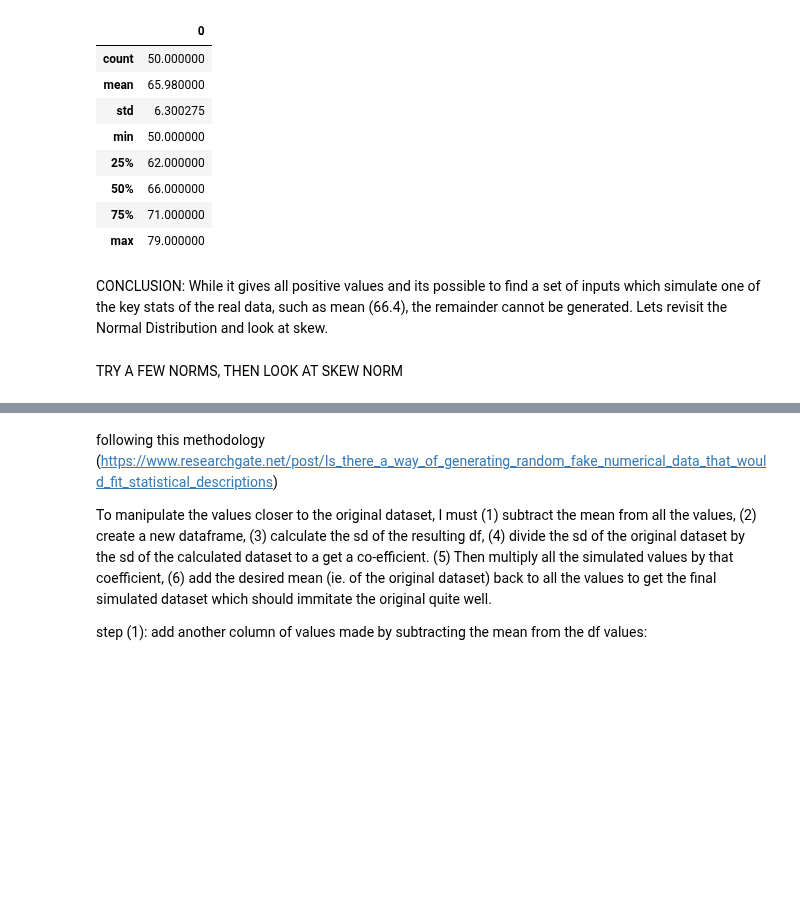
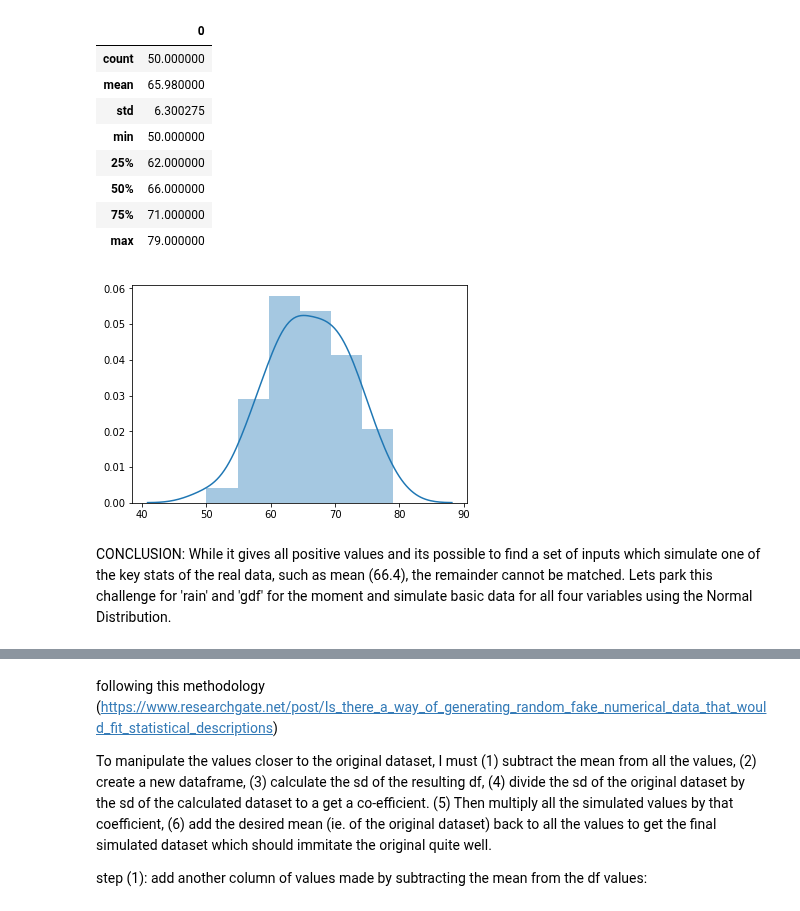
Before and after one commit to Aqua5lad/PDA-Dec-Project, a Jupyter notebook: PDA Project Dec 2018.ipynb, the cells around one changed output, grey strips where cells are left out. Saved outputs shown, nothing was run; the diff lists cells and outputs as text; code cells hidden in the pictures; blank space fills up the shorter version.

```diff
--- a/PDA Project Dec 2018.ipynb
+++ b/PDA Project Dec 2018.ipynb
@@ -605,7 +561,10 @@ brain.describe()
 | 50% | 66.000000 |
 | 75% | 71.000000 |
 | max | 79.000000 |
+# %%
+#plot the Normal probability distribution for the synthetic 'brain' values
+sns.distplot(brain);
+# %% [output]
+[figure, added]
 # %% [markdown]
-CONCLUSION: While it gives all positive values and its possible to find a set of inputs which simulate one of the key stats of the real data, such as mean (66.4), the remainder cannot be generated. Lets revisit the Normal Distribution and look at skew.
+CONCLUSION: While it gives all positive values and its possible to find a set of inputs which simulate one of the key stats of the real data, such as mean (66.4), the remainder cannot be matched. Lets park this challenge for 'rain' and 'gdf' for the moment and simulate basic data for all four variables using the Normal Distribution.
-# %% [markdown]
-TRY A FEW NORMS, THEN LOOK AT SKEW NORM
```
Also changed, not shown: parts of 55 cells of this notebook.
